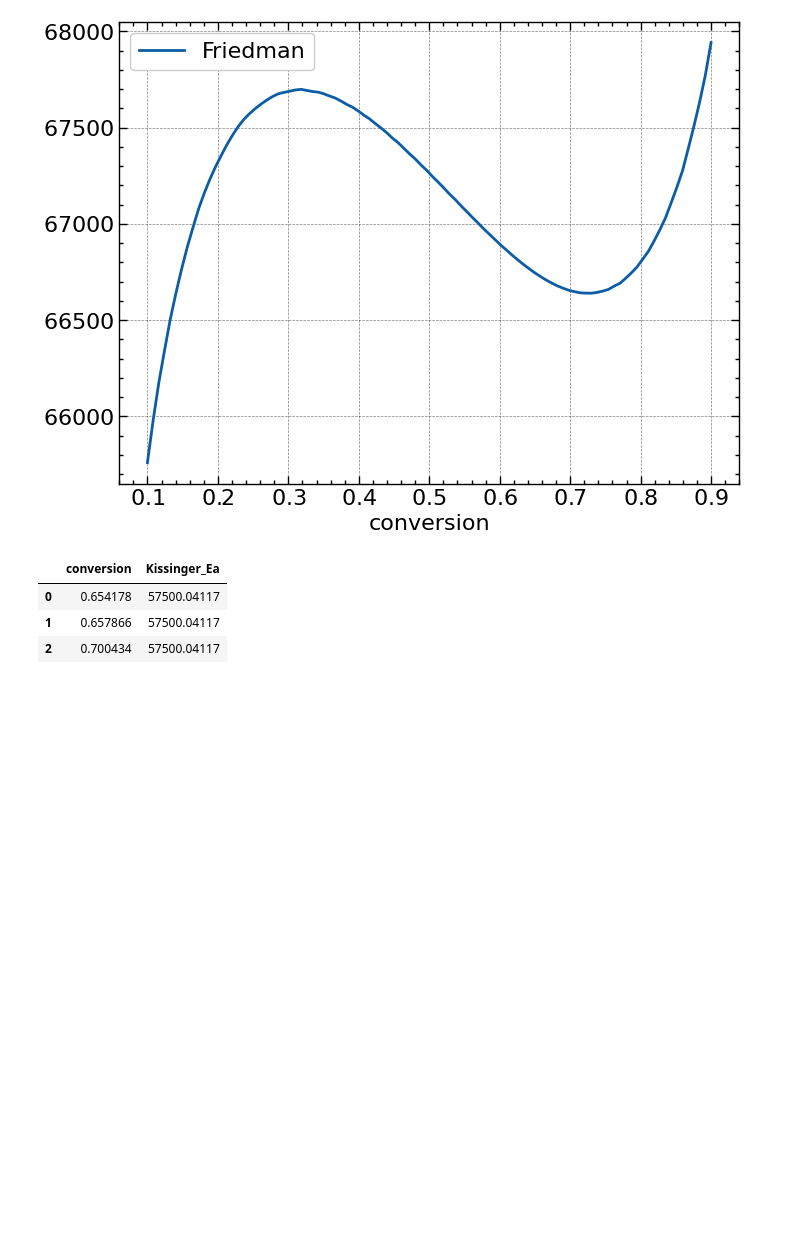
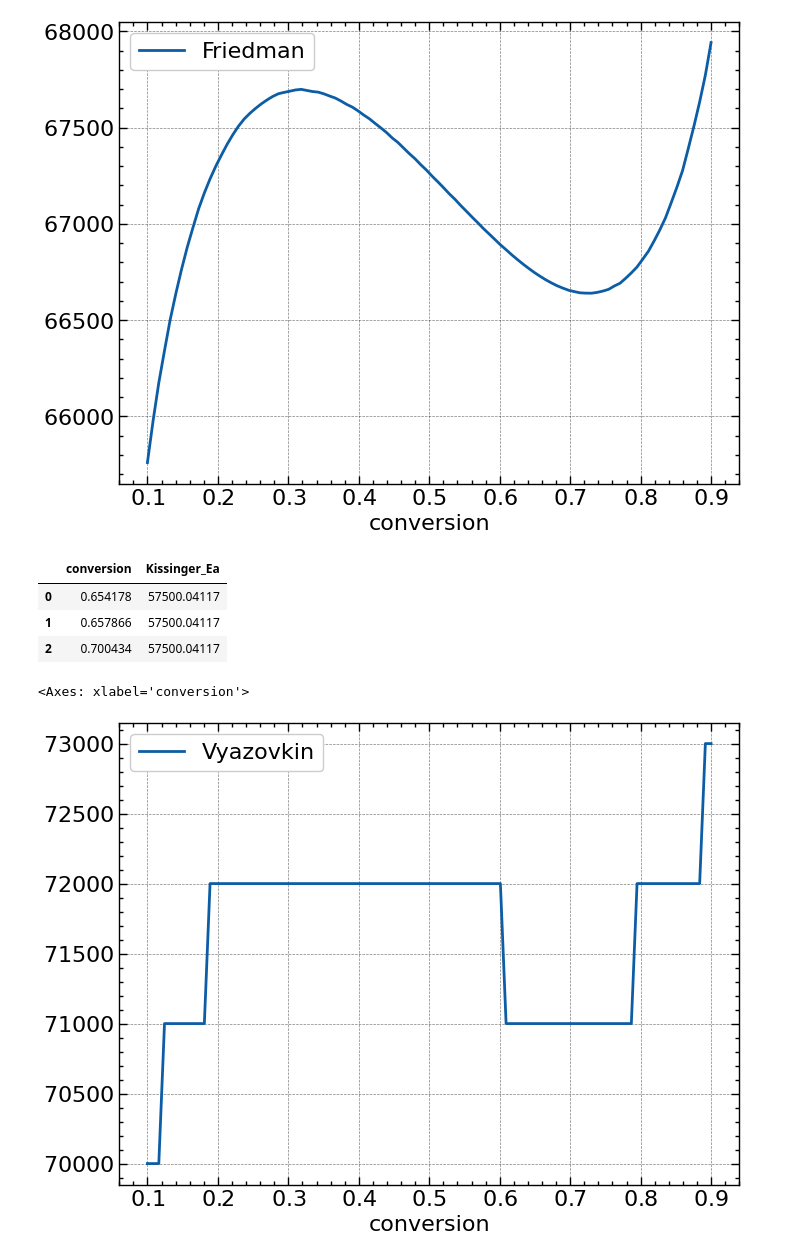
Before and after one commit to kdavjd/Open_ThermoKinetics, a Jupyter notebook: docs/ru/2_model_free.ipynb, the cells around one changed output. Cells and saved outputs as stored; diff of their text form; code cells hidden in the pictures; blank space fills up the shorter version.

Commit message:
Vyazovkin added

```diff
--- a/docs/ru/2_model_free.ipynb
+++ b/docs/ru/2_model_free.ipynb
@@ -44,7 +44,7 @@ reaction_cols = ["rate_3_diff_reaction_0_conversion", "rate_5_diff_reaction_0_co
 _df = df[[*reaction_cols]].copy()
 dadt_data = [_df[col].diff() for col in _df]
 reaction_df = pd.DataFrame(dadt_data).T
-reaction_df["temperature"] = df["temperature"]
+reaction_df["temperature"] = df["temperature"] + 273.15
 reaction_df.columns = ["3", "5", "10", "temperature"]
 
 def fetch_linear_approx_Ea(reaction_df: pd.DataFrame) -> pd.DataFrame:
@@ -64,7 +64,7 @@ def fetch_linear_approx_Ea(reaction_df: pd.DataFrame) -> pd.DataFrame:
 
     conv_grid = np.linspace(lower_bound, upper_bound, 100)
 
-    T = np.column_stack([f[rate](conv_grid) for rate in rate_cols]) + 273.15
+    T = np.column_stack([f[rate](conv_grid) for rate in rate_cols])
     X = 1.0 / T
     x_mean = X.mean(axis=1, keepdims=True)
     denom = ((X - x_mean) ** 2).sum(axis=1)
@@ -120,7 +120,7 @@ def fetch_friedman_Ea(reaction_df: pd.DataFrame) -> pd.DataFrame:
     upper_bound = min(conv.max().max(), ALPHA_MAX)
     conv_grid = np.linspace(lower_bound, upper_bound, 100)
 
-    T = np.column_stack([f[rate](conv_grid) for rate in rate_cols]) + 273.15
+    T = np.column_stack([f[rate](conv_grid) for rate in rate_cols])
     X = 1.0 / T
 
     x_mean = X.mean(axis=1, keepdims=True)
@@ -150,7 +150,7 @@ result_df.plot(x="conversion")
 def fetch_kissinger_Ea(reaction_df: pd.DataFrame) -> pd.DataFrame:
     rate_cols = [col for col in reaction_df.columns if col != "temperature"]
 
-    temperature_K = reaction_df["temperature"] + 273.15
+    temperature_K = reaction_df["temperature"]
 
     peak_points = []
     for col in rate_cols:
@@ -195,3 +195,75 @@ result_df
 | 0 | 0.654178 | 57500.04117 |
 | 1 | 0.657866 | 57500.04117 |
 | 2 | 0.700434 | 57500.04117 |
+# %%
+from scipy.integrate import quad
+
+def calculate(reaction_df: pd.DataFrame) -> pd.DataFrame:
+        beta_cols = [col for col in reaction_df.columns if col != "temperature"]
+
+        conv_df = pd.DataFrame()
+        for col in beta_cols:
+            cum = reaction_df[col].cumsum()
+            conv_df[col] = cum / cum.iloc[-1]
+        temperature = reaction_df["temperature"]
+
+        f_funcs = {
+            col: interp1d(conv_df[col], temperature, bounds_error=False, fill_value="extrapolate")
+            for col in beta_cols
+        }
+
+
+        conv_grid = np.linspace(ALPHA_MIN, ALPHA_MAX, 100)
+
+        T_matrix = {}
+        for col in beta_cols:
+            T_matrix[col] = f_funcs[col](conv_grid)
+
+        beta_vals = {col: float(col) for col in beta_cols}
+
+        dT = reaction_df["temperature"].diff().mean()
+
+        def integrand(T, Ea):
+            return np.exp(-Ea / (R * T))
+
+        def I_func(Ea, T, dT):
+            integral, _ = quad(integrand, T - dT, T, args=(Ea,))
+            return integral
+
+        def vyazovkin_lhs(Ea, dT, pairs):
+            n = len(pairs)
+            sum_ratio = 0.0
+            for i in range(n):
+                T_i, beta_i = pairs[i]
+                for j in range(n):
+                    if i != j:
+                        T_j, beta_j = pairs[j]
+                        I_i = I_func(Ea, T_i, dT)
+                        I_j = I_func(Ea, T_j, dT)
+                        sum_ratio += (beta_j / beta_i) * (I_i / I_j)
+
+            result = (n * (n - 1) - sum_ratio) * -1
+            return result
+
+        candidate_Ea = np.arange(10000, 300001, 1000)
+        estimated_Ea = []
+
+        for idx, alpha in enumerate(conv_grid):
+            pairs = []
+            for col in beta_cols:
+                pairs.append((T_matrix[col][idx], beta_vals[col]))
+
+            f_vals = [abs(vyazovkin_lhs(Ea, dT, pairs)) for Ea in candidate_Ea]
+            best_index = np.argmin(f_vals)
+            best_Ea = candidate_Ea[best_index]
+            estimated_Ea.append(best_Ea)
+
+        result_df = pd.DataFrame({"conversion": conv_grid, "Vyazovkin": estimated_Ea})
+        return result_df
+
+result_df = calculate(reaction_df)
+
+result_df.plot(x="conversion")
+# %% [output]
+<Axes: xlabel='conversion'>
+[figure, added]
```
Also changed, not shown: 2 other files.
